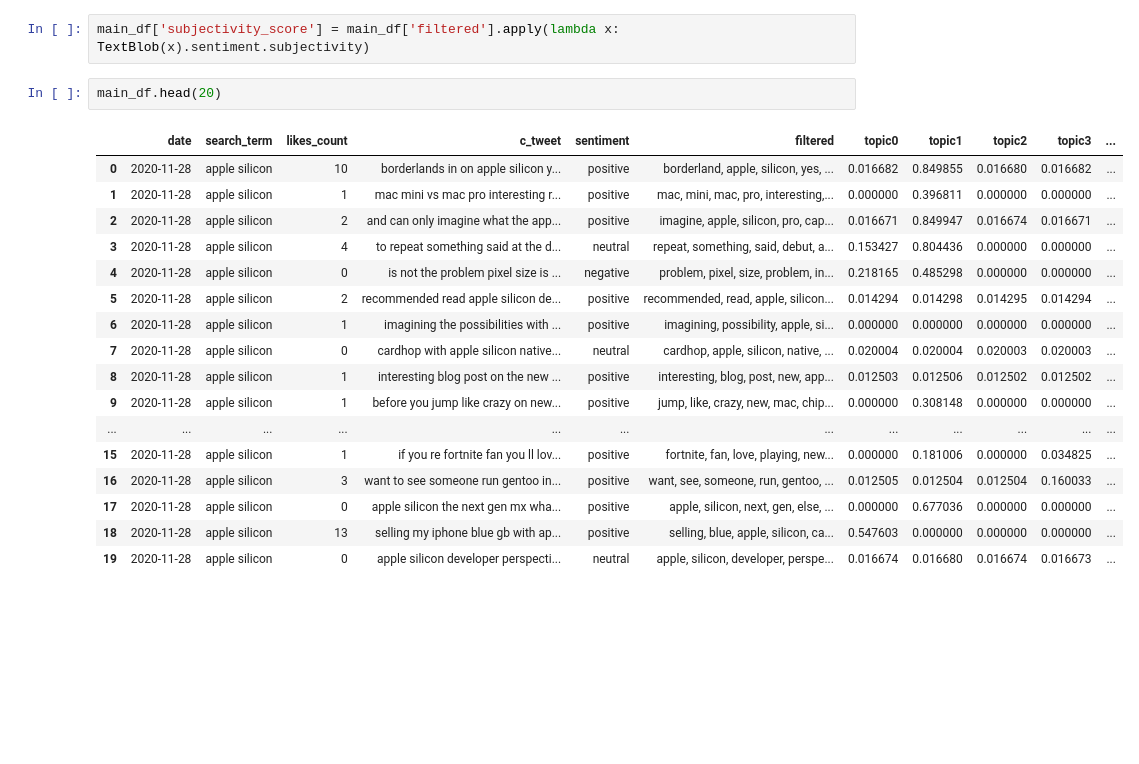
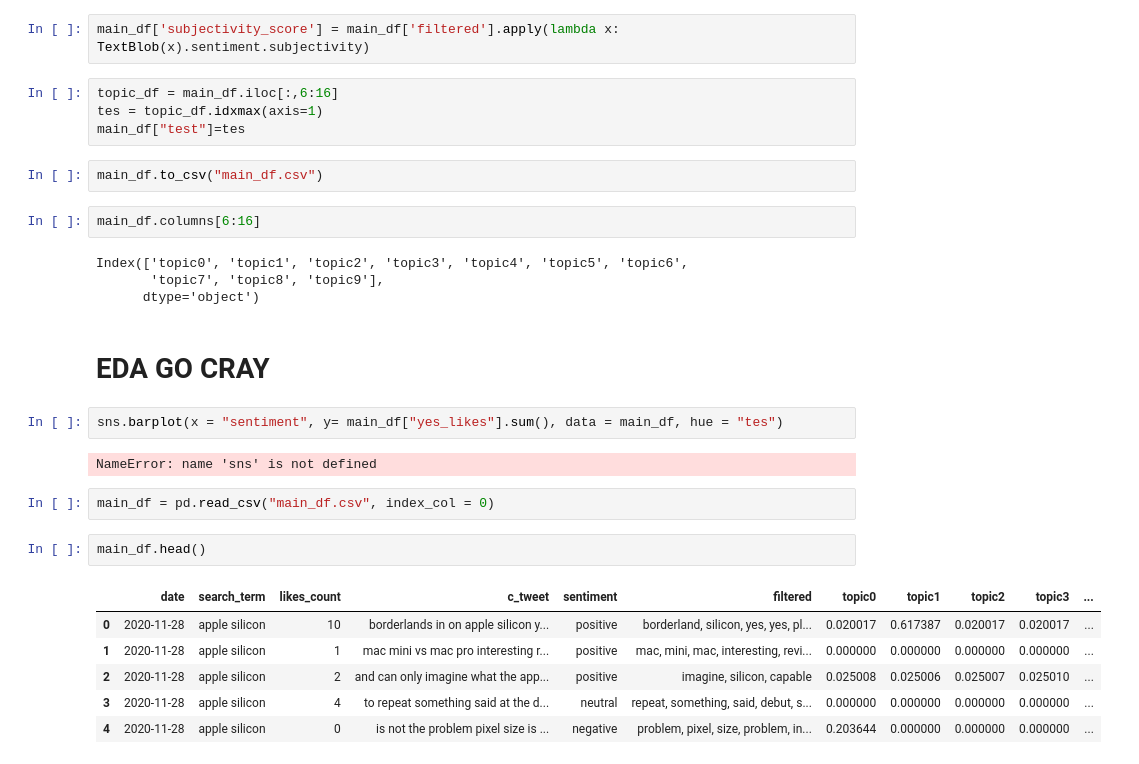
Before and after one commit to brenfrrs/twitter_sentiment_analysis, a Jupyter notebook: Dj-eda.ipynb, the cells around one changed output. Drawn from its saved outputs; the diff is of its cells as text; blank space fills up the shorter version.

```diff
--- a/Dj-eda.ipynb
+++ b/Dj-eda.ipynb
@@ -639,23 +594,32 @@ dtype: object
 from textblob import TextBlob
 # %%
 main_df['subjectivity_score'] = main_df['filtered'].apply(lambda x: TextBlob(x).sentiment.subjectivity)
+# %%
+topic_df = main_df.iloc[:,6:16]
+tes = topic_df.idxmax(axis=1)
+main_df["test"]=tes
+# %%
+main_df.to_csv("main_df.csv")
+# %%
+main_df.columns[6:16]
+# %% [output]
+Index(['topic0', 'topic1', 'topic2', 'topic3', 'topic4', 'topic5', 'topic6',
+       'topic7', 'topic8', 'topic9'],
+      dtype='object')
+# %% [markdown]
+# EDA GO CRAY
+# %%
+sns.barplot(x = "sentiment", y= main_df["yes_likes"].sum(), data = main_df, hue = "tes")
+# %% [output]
+NameError: name 'sns' is not defined
+# %%
+main_df = pd.read_csv("main_df.csv", index_col = 0)
 # %%
-main_df.head(20)
+main_df.head()
 # %% [output]
 |  | date | search_term | likes_count | c_tweet | sentiment | filtered | topic0 | topic1 | topic2 | topic3 | ... |
-| 0 | 2020-11-28 | apple silicon | 10 | borderlands in on apple silicon y... | positive | borderland, apple, silicon, yes, ... | 0.016682 | 0.849855 | 0.016680 | 0.016682 | ... |
-| 1 | 2020-11-28 | apple silicon | 1 | mac mini vs mac pro interesting r... | positive | mac, mini, mac, pro, interesting,... | 0.000000 | 0.396811 | 0.000000 | 0.000000 | ... |
-| 2 | 2020-11-28 | apple silicon | 2 | and can only imagine what the app... | positive | imagine, apple, silicon, pro, cap... | 0.016671 | 0.849947 | 0.016674 | 0.016671 | ... |
-| 3 | 2020-11-28 | apple silicon | 4 | to repeat something said at the d... | neutral | repeat, something, said, debut, a... | 0.153427 | 0.804436 | 0.000000 | 0.000000 | ... |
-| 4 | 2020-11-28 | apple silicon | 0 | is not the problem pixel size is ... | negative | problem, pixel, size, problem, in... | 0.218165 | 0.485298 | 0.000000 | 0.000000 | ... |
-| 5 | 2020-11-28 | apple silicon | 2 | recommended read apple silicon de... | positive | recommended, read, apple, silicon... | 0.014294 | 0.014298 | 0.014295 | 0.014294 | ... |
-| 6 | 2020-11-28 | apple silicon | 1 | imagining the possibilities with ... | positive | imagining, possibility, apple, si... | 0.000000 | 0.000000 | 0.000000 | 0.000000 | ... |
-| 7 | 2020-11-28 | apple silicon | 0 | cardhop with apple silicon native... | neutral | cardhop, apple, silicon, native, ... | 0.020004 | 0.020004 | 0.020003 | 0.020003 | ... |
-| 8 | 2020-11-28 | apple silicon | 1 | interesting blog post on the new ... | positive | interesting, blog, post, new, app... | 0.012503 | 0.012506 | 0.012502 | 0.012502 | ... |
-| 9 | 2020-11-28 | apple silicon | 1 | before you jump like crazy on new... | positive | jump, like, crazy, new, mac, chip... | 0.000000 | 0.308148 | 0.000000 | 0.000000 | ... |
-| ... | ... | ... | ... | ... | ... | ... | ... | ... | ... | ... | ... |
-| 15 | 2020-11-28 | apple silicon | 1 | if you re fortnite fan you ll lov... | positive | fortnite, fan, love, playing, new... | 0.000000 | 0.181006 | 0.000000 | 0.034825 | ... |
-| 16 | 2020-11-28 | apple silicon | 3 | want to see someone run gentoo in... | positive | want, see, someone, run, gentoo, ... | 0.012505 | 0.012504 | 0.012504 | 0.160033 | ... |
-| 17 | 2020-11-28 | apple silicon | 0 | apple silicon the next gen mx wha... | positive | apple, silicon, next, gen, else, ... | 0.000000 | 0.677036 | 0.000000 | 0.000000 | ... |
-| 18 | 2020-11-28 | apple silicon | 13 | selling my iphone blue gb with ap... | positive | selling, blue, apple, silicon, ca... | 0.547603 | 0.000000 | 0.000000 | 0.000000 | ... |
-| 19 | 2020-11-28 | apple silicon | 0 | apple silicon developer perspecti... | neutral | apple, silicon, developer, perspe... | 0.016674 | 0.016680 | 0.016674 | 0.016673 | ... |
+| 0 | 2020-11-28 | apple silicon | 10 | borderlands in on apple silicon y... | positive | borderland, silicon, yes, yes, pl... | 0.020017 | 0.617387 | 0.020017 | 0.020017 | ... |
+| 1 | 2020-11-28 | apple silicon | 1 | mac mini vs mac pro interesting r... | positive | mac, mini, mac, interesting, revi... | 0.000000 | 0.000000 | 0.000000 | 0.000000 | ... |
+| 2 | 2020-11-28 | apple silicon | 2 | and can only imagine what the app... | positive | imagine, silicon, capable | 0.025008 | 0.025006 | 0.025007 | 0.025010 | ... |
+| 3 | 2020-11-28 | apple silicon | 4 | to repeat something said at the d... | neutral | repeat, something, said, debut, s... | 0.000000 | 0.000000 | 0.000000 | 0.000000 | ... |
+| 4 | 2020-11-28 | apple silicon | 0 | is not the problem pixel size is ... | negative | problem, pixel, size, problem, in... | 0.203644 | 0.000000 | 0.000000 | 0.000000 | ... |
```
Also changed, not shown: parts of 50 cells of this notebook.
